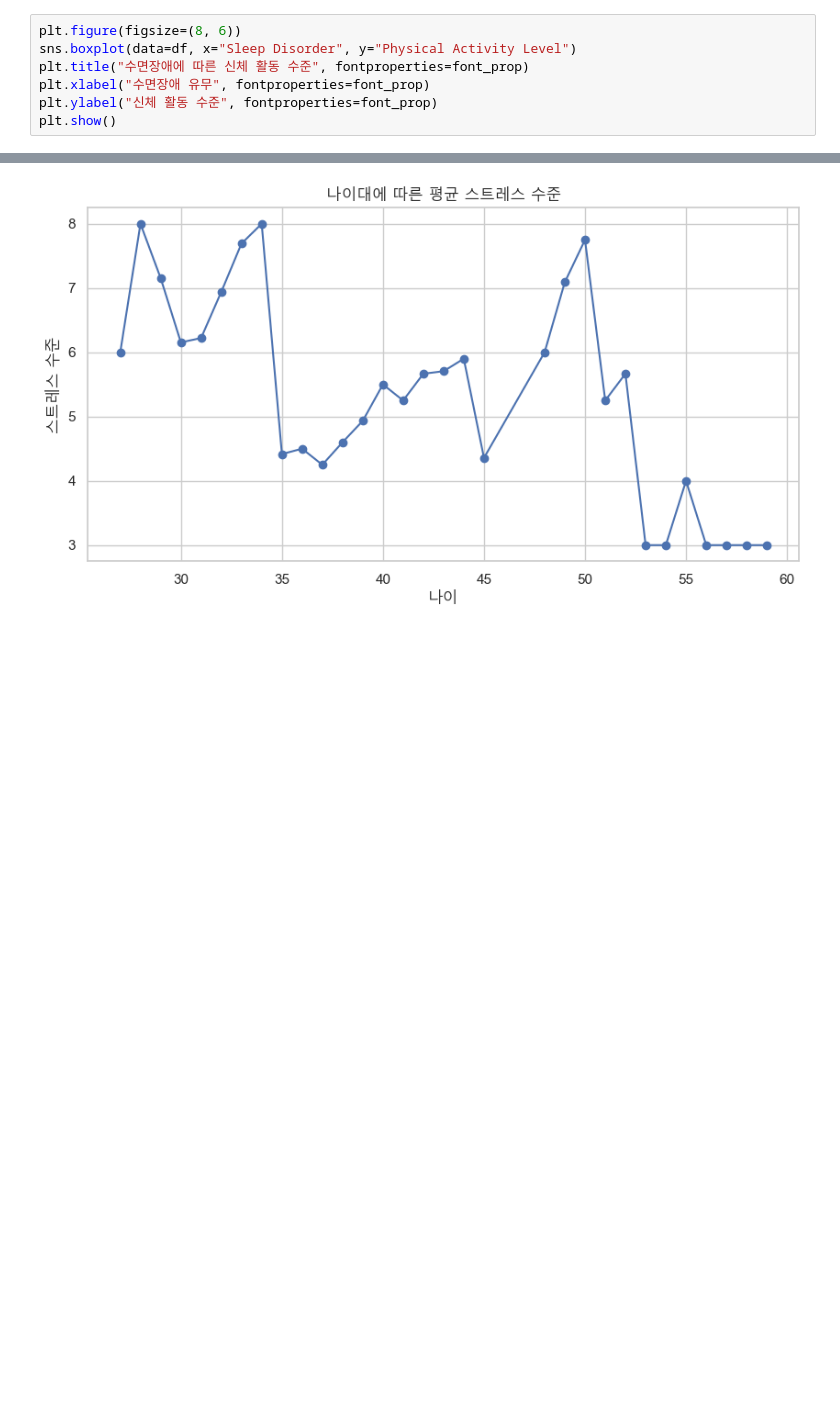
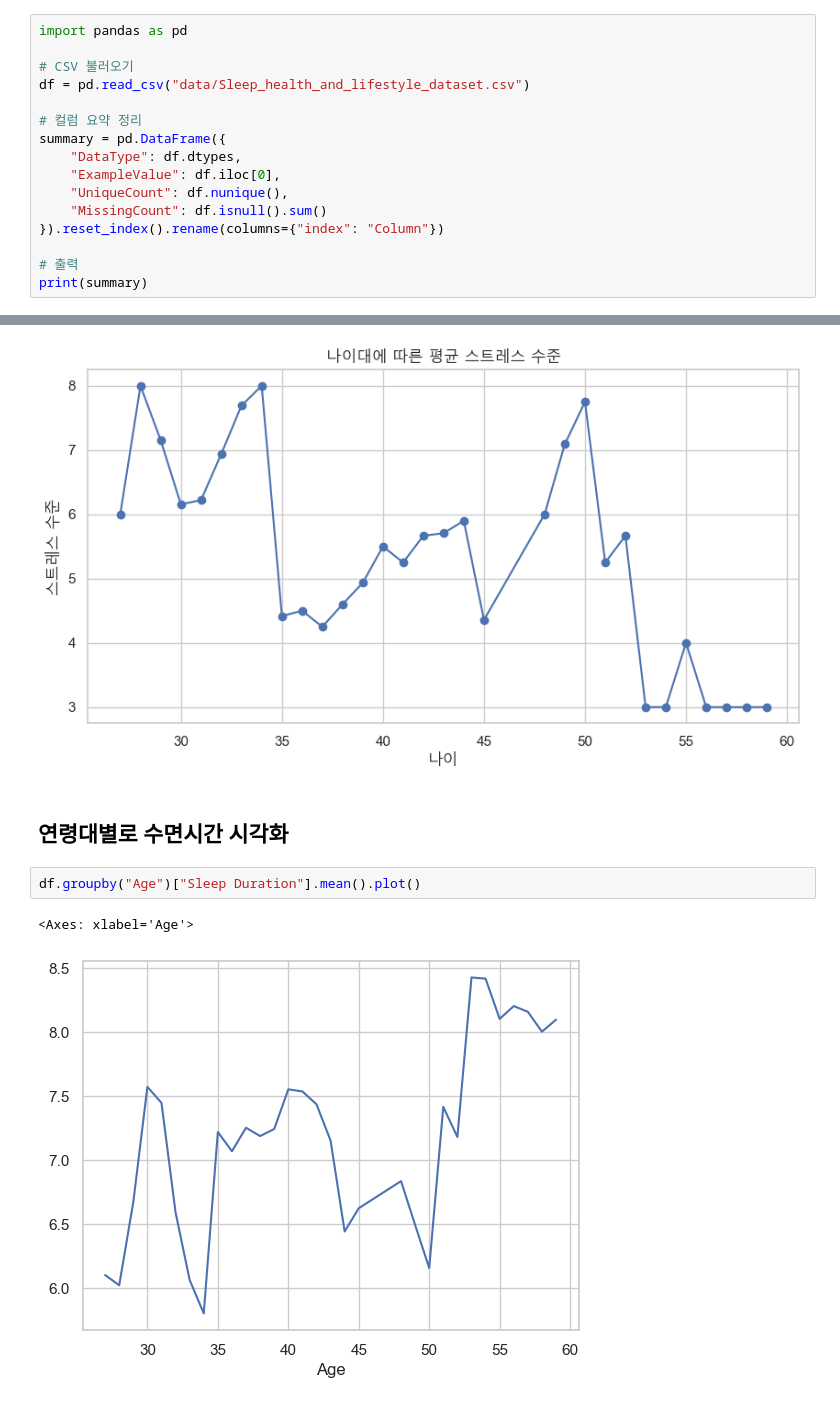
Before and after one commit to heewonLEE2/Python, a Jupyter notebook: SleepProject/SleepProject.ipynb, the cells around one changed output, grey strips where cells are left out. Drawn from its saved outputs; the diff is of its cells as text; blank space fills up the shorter version.

```diff
--- a/SleepProject/SleepProject.ipynb
+++ b/SleepProject/SleepProject.ipynb
@@ -47,8 +39,17 @@ print("✅ 적용된 폰트 이름:", font_name)
 # %%
-plt.figure(figsize=(8, 6))
-sns.boxplot(data=df, x="Sleep Disorder", y="Physical Activity Level")
-plt.title("수면장애에 따른 신체 활동 수준", fontproperties=font_prop)
-plt.xlabel("수면장애 유무", fontproperties=font_prop)
-plt.ylabel("신체 활동 수준", fontproperties=font_prop)
-plt.show()
+import pandas as pd
+
+# CSV 불러오기
+df = pd.read_csv("data/Sleep_health_and_lifestyle_dataset.csv")
+
+# 컬럼 요약 정리
+summary = pd.DataFrame({
+    "DataType": df.dtypes,
+    "ExampleValue": df.iloc[0],
+    "UniqueCount": df.nunique(),
+    "MissingCount": df.isnull().sum()
+}).reset_index().rename(columns={"index": "Column"})
+
+# 출력
+print(summary)
 # %% [output]
@@ -74,3 +82,10 @@ plt.grid(True)
 plt.show()
 # %% [output]
 [figure]
+# %% [markdown]
+## 연령대별로 수면시간 시각화
+# %%
+df.groupby("Age")["Sleep Duration"].mean().plot()
+# %% [output]
+<Axes: xlabel='Age'>
+[figure, added]
```
Also changed, not shown: parts of 12 cells of this notebook, 3 other files.
